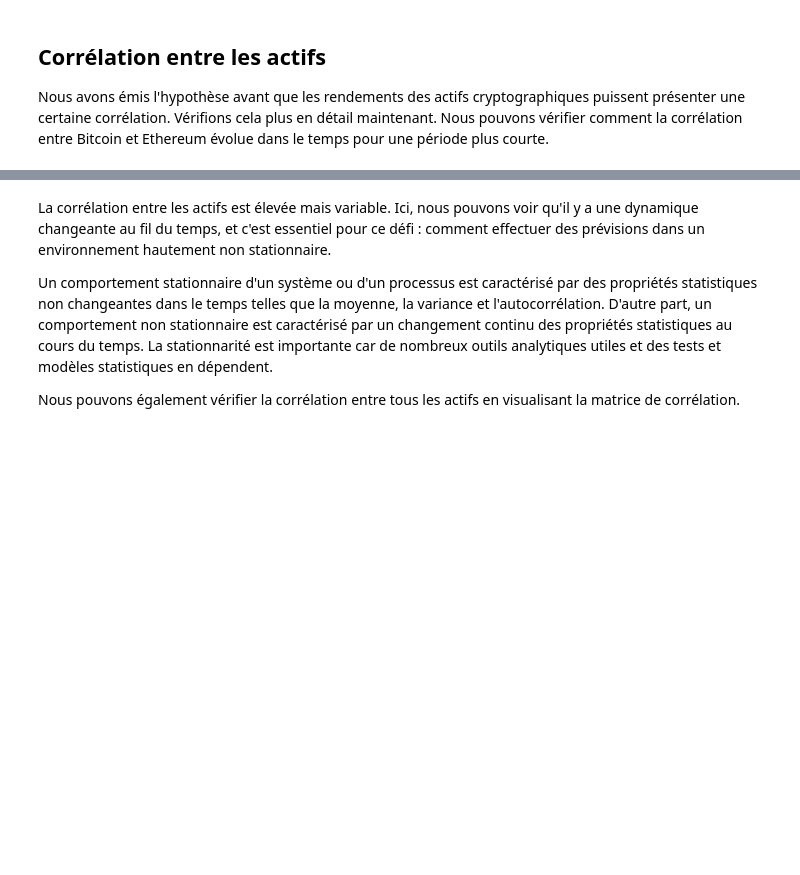
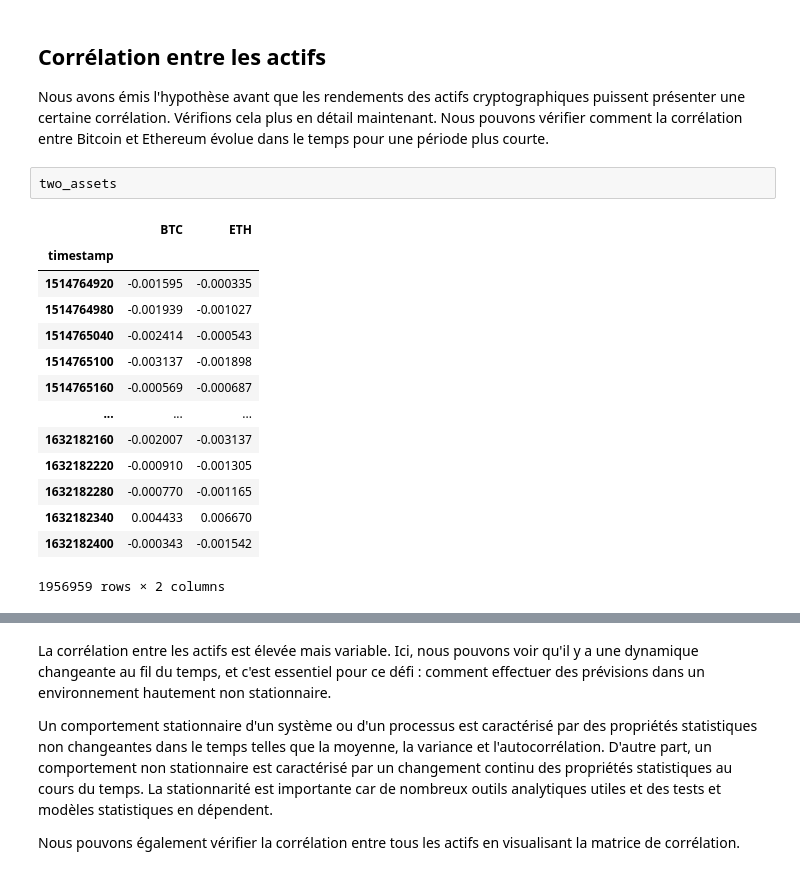
Before and after one commit to mGolos/Forecasting, a Jupyter notebook: exploration.ipynb, the cells around one changed output, grey strips where cells are left out. Drawn from its saved outputs; the diff is of its cells as text; blank space fills up the shorter version.

```diff
--- a/exploration.ipynb
+++ b/exploration.ipynb
@@ -294,6 +273,23 @@ Le signal ressemble maintenant plus à du bruit blanc, avec moins de dérive que
 Nous avons émis l'hypothèse avant que les rendements des actifs cryptographiques puissent présenter une certaine corrélation.
 Vérifions cela plus en détail maintenant.
 Nous pouvons vérifier comment la corrélation entre Bitcoin et Ethereum évolue dans le temps pour une période plus courte.
+# %%
+two_assets
+# %% [output]
+|  | BTC | ETH |
+| timestamp |  |  |
+| 1514764920 | -0.001595 | -0.000335 |
+| 1514764980 | -0.001939 | -0.001027 |
+| 1514765040 | -0.002414 | -0.000543 |
+| 1514765100 | -0.003137 | -0.001898 |
+| 1514765160 | -0.000569 | -0.000687 |
+| ... | ... | ... |
+| 1632182160 | -0.002007 | -0.003137 |
+| 1632182220 | -0.000910 | -0.001305 |
+| 1632182280 | -0.000770 | -0.001165 |
+| 1632182340 | 0.004433 | 0.006670 |
+| 1632182400 | -0.000343 | -0.001542 |
+1956959 rows × 2 columns
 # %%
 two_assets = pd.concat([
     df.loc[df['Asset_ID'] == 1, 'Log_return'][1:],
```
Also changed, not shown: parts of 12 cells of this notebook, 4 other files.
